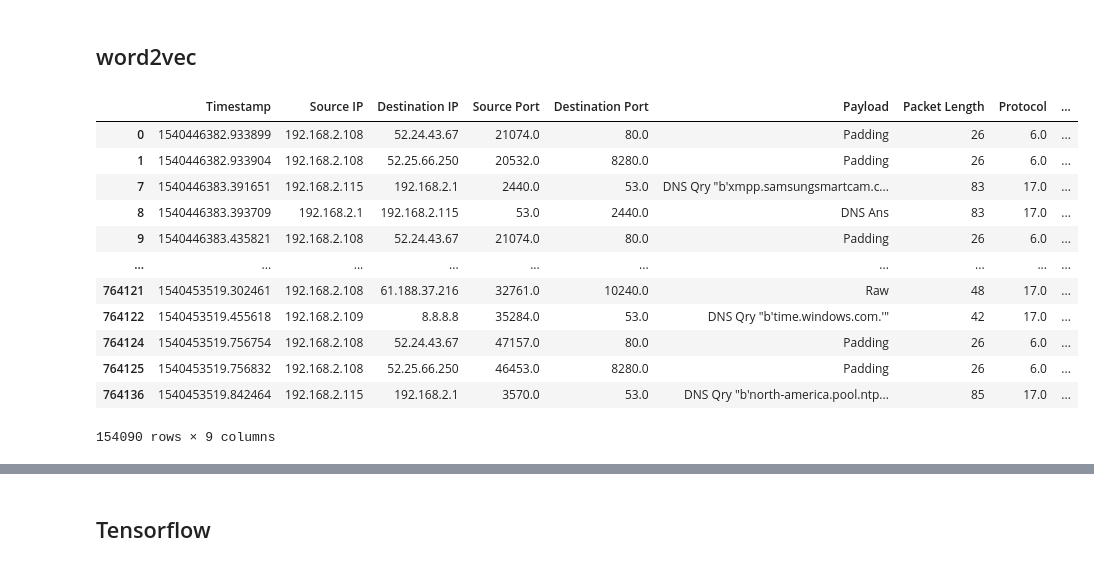
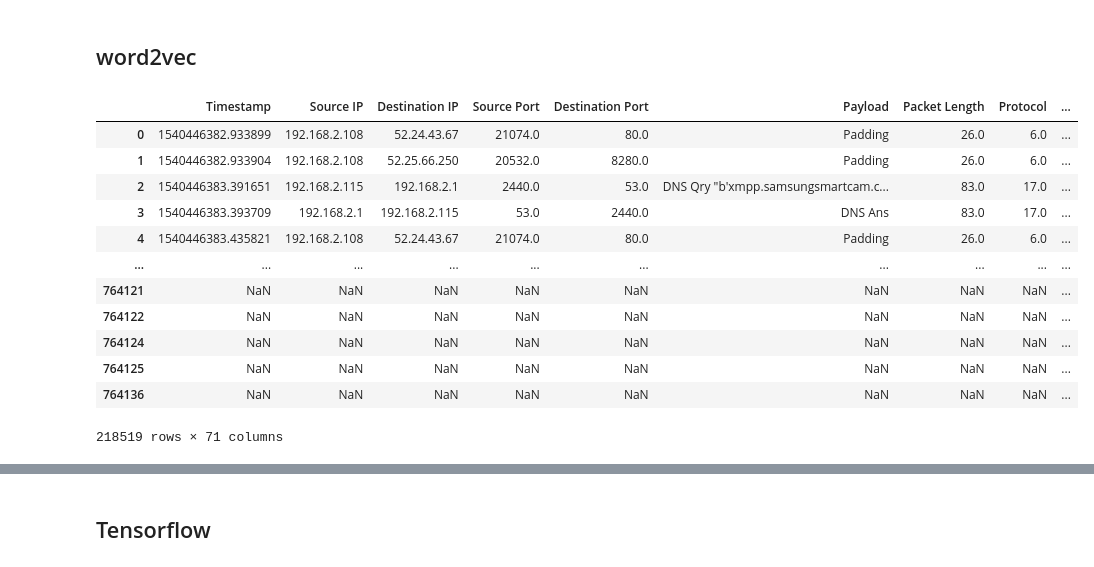
Before and after one commit to mundruid/cyber-ml, a Jupyter notebook: cyber_ml/blog_fe_4.ipynb, the cells around one changed output, grey strips where cells are left out. Drawn from its saved outputs; the diff is of its cells as text; code cells hidden in the pictures.

```diff
--- a/cyber_ml/blog_fe_4.ipynb
+++ b/cyber_ml/blog_fe_4.ipynb
@@ -34,6 +34,10 @@ else:
     pcap_reader_benign = PcapReader("../data/blog_eda/benign.pcapng")
     mirai_df = pcap_to_dataframe(pcap_reader_mirai)
     benign_df = pcap_to_dataframe(pcap_reader_benign)
+# %%
+# read features saved, add new ones
+mirai_features_df = pd.read_pickle("../data/blog_fe/mirai_features.pkl")
+benign_features_df = pd.read_pickle("../data/blog_fe/benign_features.pkl")
 # %%
 # drop rows with None
 mirai_df = mirai_df.dropna()
@@ -44,7 +48,7 @@ benign_df = benign_df.dropna()
 ## Tokenize
 # %%
 # Tokenize the payload column to individual words
-tokenized_payloads = mirai_df["Payload"].apply(lambda x: x.lower().split())
+mirai_tokenized_payloads = benign_df["Payload"].apply(lambda x: x.lower().split())
 
-tokenized_payloads
+mirai_tokenized_payloads
 # %% [output]
@@ -64,6 +86,6 @@ Name: Payload, Length: 154090, dtype: object
 ## word2vec
 # %%
 # Train Word2Vec model on tokenized payloads
-word2vec_model = Word2Vec(
-    sentences=tokenized_payloads, vector_size=100, window=5, min_count=1, workers=4
+mirai_word2vec_model = Word2Vec(
+    sentences=mirai_tokenized_payloads, vector_size=100, window=5, min_count=1, workers=4
 )
@@ -78,23 +105,23 @@ def average_word_embedding(sentence, model):
         return np.zeros(model.vector_size)
 # %%
 # Apply the average_word_embedding function to create a new column 'payload_embedding'
-mirai_df["payload_embedding"] = tokenized_payloads.apply(
-    lambda x: average_word_embedding(x, word2vec_model)
+mirai_features_df["payload_embedding"] = mirai_tokenized_payloads.apply(
+    lambda x: average_word_embedding(x, mirai_word2vec_model)
 )
 
 # Display the resulting DataFrame
-mirai_df
+mirai_features_df
 # %% [output]
 |  | Timestamp | Source IP | Destination IP | Source Port | Destination Port | Payload | Packet Length | Protocol | ... |
-| 0 | 1540446382.933899 | 192.168.2.108 | 52.24.43.67 | 21074.0 | 80.0 | Padding | 26 | 6.0 | ... |
-| 1 | 1540446382.933904 | 192.168.2.108 | 52.25.66.250 | 20532.0 | 8280.0 | Padding | 26 | 6.0 | ... |
-| 7 | 1540446383.391651 | 192.168.2.115 | 192.168.2.1 | 2440.0 | 53.0 | DNS Qry "b'xmpp.samsungsmartcam.c... | 83 | 17.0 | ... |
-| 8 | 1540446383.393709 | 192.168.2.1 | 192.168.2.115 | 53.0 | 2440.0 | DNS Ans | 83 | 17.0 | ... |
-| 9 | 1540446383.435821 | 192.168.2.108 | 52.24.43.67 | 21074.0 | 80.0 | Padding | 26 | 6.0 | ... |
+| 0 | 1540446382.933899 | 192.168.2.108 | 52.24.43.67 | 21074.0 | 80.0 | Padding | 26.0 | 6.0 | ... |
+| 1 | 1540446382.933904 | 192.168.2.108 | 52.25.66.250 | 20532.0 | 8280.0 | Padding | 26.0 | 6.0 | ... |
+| 2 | 1540446383.391651 | 192.168.2.115 | 192.168.2.1 | 2440.0 | 53.0 | DNS Qry "b'xmpp.samsungsmartcam.c... | 83.0 | 17.0 | ... |
+| 3 | 1540446383.393709 | 192.168.2.1 | 192.168.2.115 | 53.0 | 2440.0 | DNS Ans | 83.0 | 17.0 | ... |
+| 4 | 1540446383.435821 | 192.168.2.108 | 52.24.43.67 | 21074.0 | 80.0 | Padding | 26.0 | 6.0 | ... |
 | ... | ... | ... | ... | ... | ... | ... | ... | ... | ... |
-| 764121 | 1540453519.302461 | 192.168.2.108 | 61.188.37.216 | 32761.0 | 10240.0 | Raw | 48 | 17.0 | ... |
-| 764122 | 1540453519.455618 | 192.168.2.109 | 8.8.8.8 | 35284.0 | 53.0 | DNS Qry "b'time.windows.com.'" | 42 | 17.0 | ... |
-| 764124 | 1540453519.756754 | 192.168.2.108 | 52.24.43.67 | 47157.0 | 80.0 | Padding | 26 | 6.0 | ... |
-| 764125 | 1540453519.756832 | 192.168.2.108 | 52.25.66.250 | 46453.0 | 8280.0 | Padding | 26 | 6.0 | ... |
-| 764136 | 1540453519.842464 | 192.168.2.115 | 192.168.2.1 | 3570.0 | 53.0 | DNS Qry "b'north-america.pool.ntp... | 85 | 17.0 | ... |
+| 764121 | NaN | NaN | NaN | NaN | NaN | NaN | NaN | NaN | ... |
+| 764122 | NaN | NaN | NaN | NaN | NaN | NaN | NaN | NaN | ... |
+| 764124 | NaN | NaN | NaN | NaN | NaN | NaN | NaN | NaN | ... |
+| 764125 | NaN | NaN | NaN | NaN | NaN | NaN | NaN | NaN | ... |
+| 764136 | NaN | NaN | NaN | NaN | NaN | NaN | NaN | NaN | ... |
-154090 rows × 9 columns
+218519 rows × 71 columns
```
Also changed, not shown: parts of 10 cells of this notebook, 1 other file.
